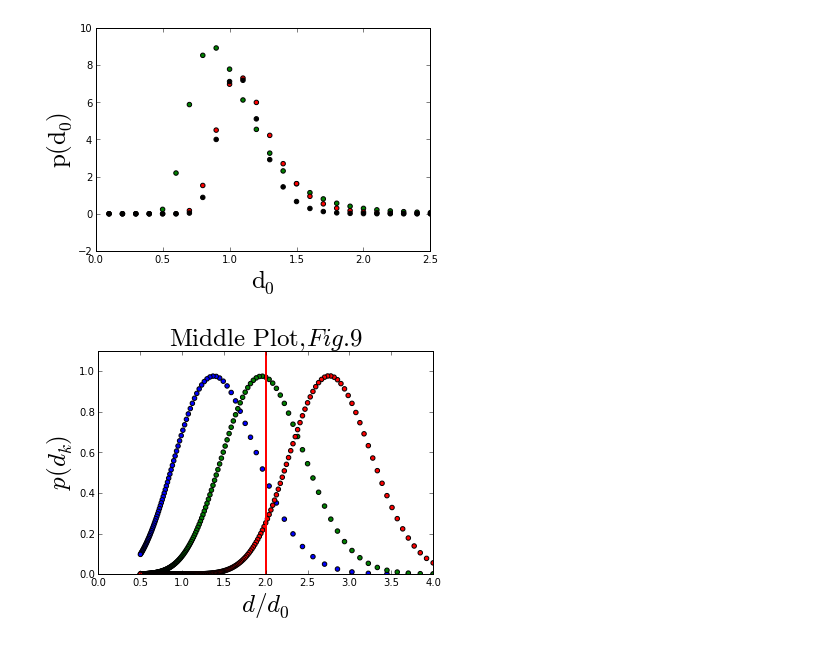
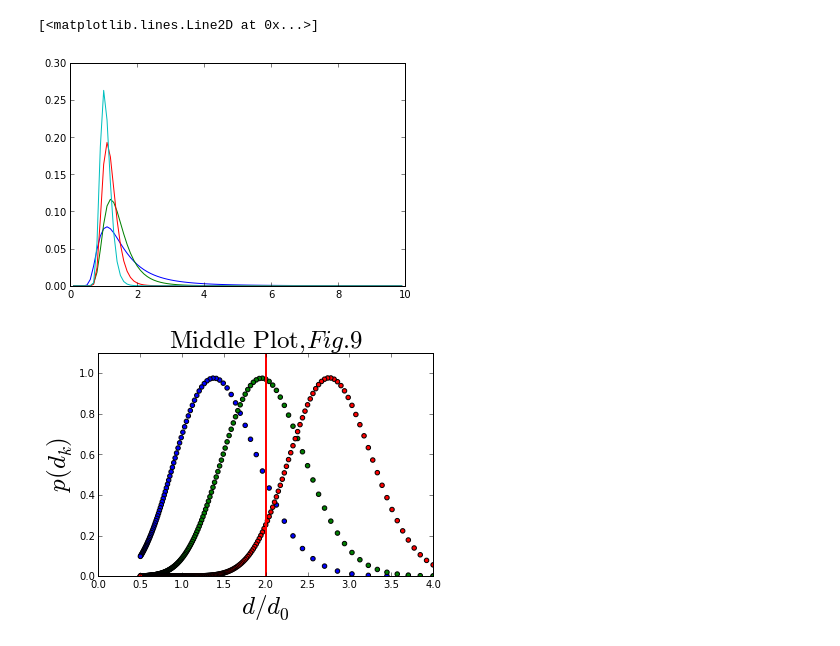
Before and after one commit to jngaravitoc/Bayesian_Homeworks, a Jupyter notebook: Code_Bayesian_Density_Estimator.ipynb, the cells around one changed output. Cells and saved outputs as stored; diff of their text form; code cells hidden in the pictures.

```diff
--- a/Code_Bayesian_Density_Estimator.ipynb
+++ b/Code_Bayesian_Density_Estimator.ipynb
@@ -58,37 +42,82 @@ print d_k
 k = [1., 2., 3., 4., 5., 6., 7., 8., 9., 10., 11., 12.]
 fig = Figure(figsize=(19,19))
 
-for d_0 in range(1, 800, 1):
+f = open("data2.txt", "w")
+
+for d_0 in range(1, 100, 1):
     for i in range(2):
         Prob_d_0 = prod( ( (2.*exp(-(d_k[i] / d_0)**2) ) / (d_0 * math.factorial(k[i] - 1.)) )  * (d_k[i] / d_0 )**((2.*k[i]) - 1.) )
     #print Prob_d_0
-    #scatter(d_0/10., Prob_d_0/0.01, c = 'b')# Fix normalization
-    xlim([0, 4])
+    f.write( str(Prob_d_0) + "  " + str(d_0) + "\n" )      # str() converts to string
+f.close()
 
-for d_0 in range(1, 800, 1):
+    #scatter(d_0/10., Prob_d_0/0.886223666989, c = 'b')
+    #print Prob_d_0
+    #xlim([0, 1.7])
+
+f = open("data4.txt", "w")
+
+for d_0 in range(1, 100, 1):
     for i in range(4):
         Prob_d_0  = prod( ( (2.*exp(-(d_k[i] / d_0)**2) ) / (d_0 * math.factorial(k[i] - 1.)) )  * (d_k[i] / d_0 )**((2.*k[i]) - 1.) )
-        #print Prob_d_0
-    scatter(d_0/10., Prob_d_0/0.01, c = 'g')
-    xlim([0, 2.5])
+    #print Prob_d_0
+    f.write( str(Prob_d_0) + "  " + str(d_0) + "\n" )      # str() converts to string
+f.close()
 
-for d_0 in range(1, 800, 1):
+f = open("data8.txt", "w")
+
+for d_0 in range(1, 100, 1):
     for i in range(8):
         Prob_d_0  = prod( ( (2.*exp(-(d_k[i] / d_0)**2) ) / (d_0 * math.factorial(k[i] - 1.)) )  * (d_k[i] / d_0 )**((2.*k[i]) - 1.) )
     #print Prob_d_0
-    scatter(d_0/10., Prob_d_0/0.01, c = 'r')
-    xlim([0, 2.5])
+    f.write( str(Prob_d_0) + "  " + str(d_0) + "\n" )      # str() converts to string
+f.close()
 
-for d_0 in range(1, 800, 1):
+f = open("data12.txt", "w")
+
+for d_0 in range(1, 100, 1):
     for i in range(12):
         Prob_d_0  = prod( ( (2.*exp(-(d_k[i] / d_0)**2) ) / (d_0 * math.factorial(k[i] - 1.)) )  * (d_k[i] / d_0 )**((2.*k[i]) - 1.) )
     #print Prob_d_0
-    scatter(d_0/10., Prob_d_0/0.01, c = 'k')
-    xlim([0, 2.5])
-    xlabel('$\mathrm{d_{0}}$', fontsize = 25)
-    ylabel('$\mathrm{p(d_{0})}$', fontsize = 25)
+    f.write( str(Prob_d_0) + "  " + str(d_0) + "\n" )      # str() converts to string
+f.close()
+    #print Prob_d_0
+    #scatter(d_0/10., Prob_d_0/0.298121189541, c = 'k')
+    #xlim([0, 1.7])
+    #xlabel('$\mathrm{d_{0}}$', fontsize = 25)
+    #ylabel('$\mathrm{p(d_{0})}$', fontsize = 25)
-# %% [output]
-[figure, removed]
+# %%
+data = np.loadtxt('data2.txt')
+
+s2 = data[:, 0]
+d2 = data[:, 1]
+
+plot (d2/10., s2/sum(s2))
+
+#print d2, s2
+data = np.loadtxt('data4.txt')
+
+s4 = data[:, 0]
+d4 = data[:, 1]
+
+plot (d4/10., s4/sum(s4))
+
+data = np.loadtxt('data8.txt')
+
+s8 = data[:, 0]
+d8 = data[:, 1]
+
+plot (d8/10., s8/sum(s8))
+
+data = np.loadtxt('data12.txt')
+
+s12 = data[:, 0]
+d12 = data[:, 1]
+
+plot (d12/10., s12/sum(s12))
+# %% [output]
+[<matplotlib.lines.Line2D at 0x...>]
+[figure, added]
 # %%
 for d_0 in range(100, 800, 8):
     Prob_d_0  = ( ( (2.*exp(-(410. / d_0)**2) ) / (d_0 * math.factorial(2. - 1.)) )  * (410. / d_0 )**((2.*2.) - 1.) )
```
Also changed, not shown: parts of 2 cells of this notebook.
